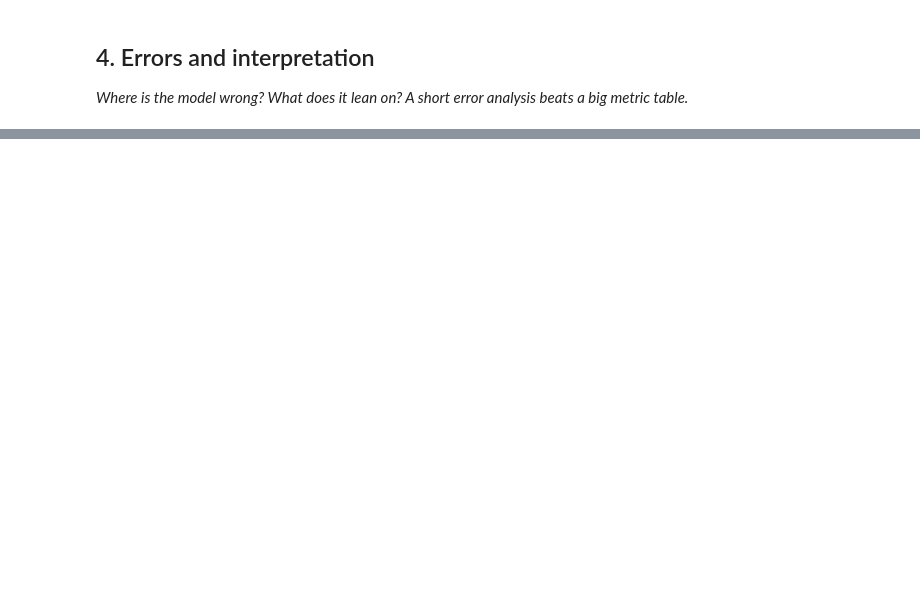
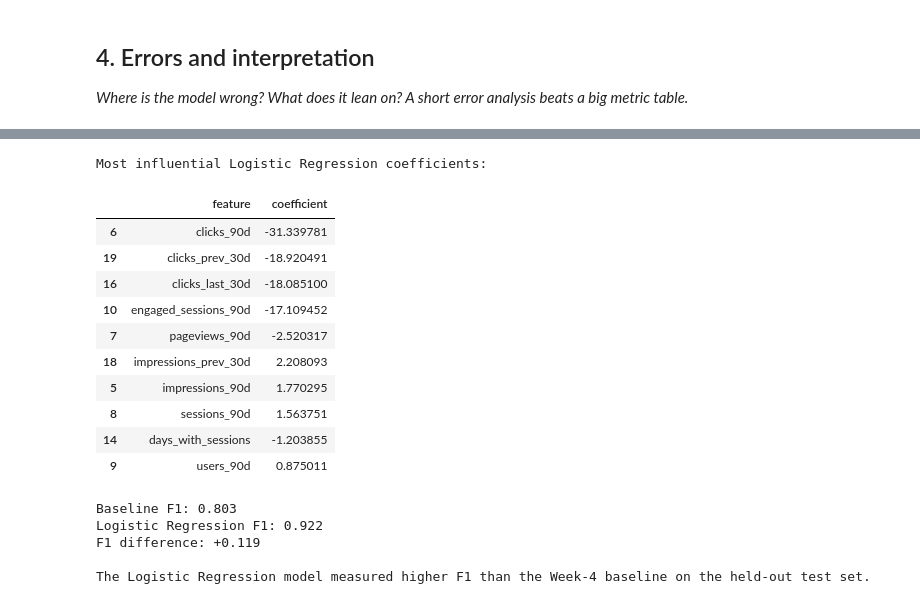
Before and after one commit to martindiarua/ML_01, a Jupyter notebook: work/notebooks/w05_model.ipynb, the cells around one changed output, grey strips where cells are left out. Cells and saved outputs as stored; diff of their text form; code cells hidden in the pictures; blank space fills up the shorter version.

```diff
--- a/work/notebooks/w05_model.ipynb
+++ b/work/notebooks/w05_model.ipynb
@@ -37,3 +467,78 @@ This skeleton is yours to fill. Work the sections **in order** — each one has
+# %%
+# Extract Logistic Regression coefficients
+model_step = logistic_model.named_steps["model"]
+
+coefficients = pd.DataFrame({
+    "feature": features,
+    "coefficient": model_step.coef_[0]
+})
+
+coefficients["abs_coefficient"] = (
+    coefficients["coefficient"].abs()
+)
+
+coefficients = coefficients.sort_values(
+    "abs_coefficient",
+    ascending=False
+)
+
+print("Most influential Logistic Regression coefficients:")
+display(
+    coefficients[
+        ["feature", "coefficient"]
+    ].head(10)
+)
+# %% [output]
+Most influential Logistic Regression coefficients:
+|  | feature | coefficient |
+| 6 | clicks_90d | -31.339781 |
+| 19 | clicks_prev_30d | -18.920491 |
+| 16 | clicks_last_30d | -18.085100 |
+| 10 | engaged_sessions_90d | -17.109452 |
+| 7 | pageviews_90d | -2.520317 |
+| 18 | impressions_prev_30d | 2.208093 |
+| 5 | impressions_90d | 1.770295 |
+| 8 | sessions_90d | 1.563751 |
+| 14 | days_with_sessions | -1.203855 |
+| 9 | users_90d | 0.875011 |
+# %%
+baseline_f1 = comparison.loc[
+    comparison["approach"] == "Week-4 baseline",
+    "f1"
+].iloc[0]
+
+model_f1 = comparison.loc[
+    comparison["approach"] == "Logistic Regression",
+    "f1"
+].iloc[0]
+
+f1_difference = model_f1 - baseline_f1
+
+print(f"Baseline F1: {baseline_f1:.3f}")
+print(f"Logistic Regression F1: {model_f1:.3f}")
+print(f"F1 difference: {f1_difference:+.3f}")
+
+if f1_difference > 0:
+    print(
+        "\nThe Logistic Regression model measured higher F1 "
+        "than the Week-4 baseline on the held-out test set."
+    )
+elif f1_difference < 0:
+    print(
+        "\nThe Logistic Regression model measured lower F1 "
+        "than the Week-4 baseline on the held-out test set."
+    )
+else:
+    print(
+        "\nThe Logistic Regression model and Week-4 baseline "
+        "measured the same F1 on the held-out test set."
+    )
+# %% [output]
+Baseline F1: 0.803
+Logistic Regression F1: 0.922
+F1 difference: +0.119
+
+The Logistic Regression model measured higher F1 than the Week-4 baseline on the held-out test set.
 # %% [markdown]
 ## Self-check
 
```
Also changed, not shown: parts of 16 cells of this notebook.
